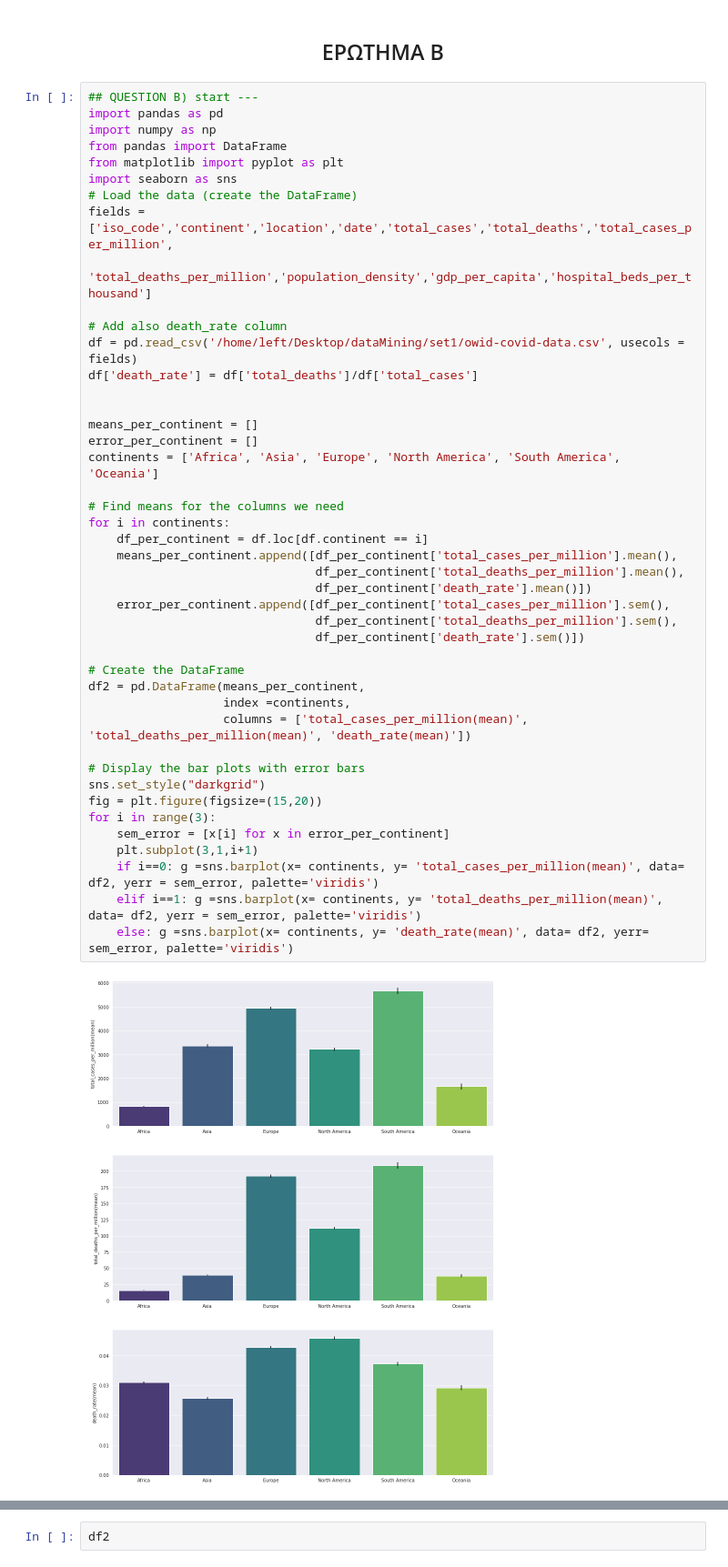
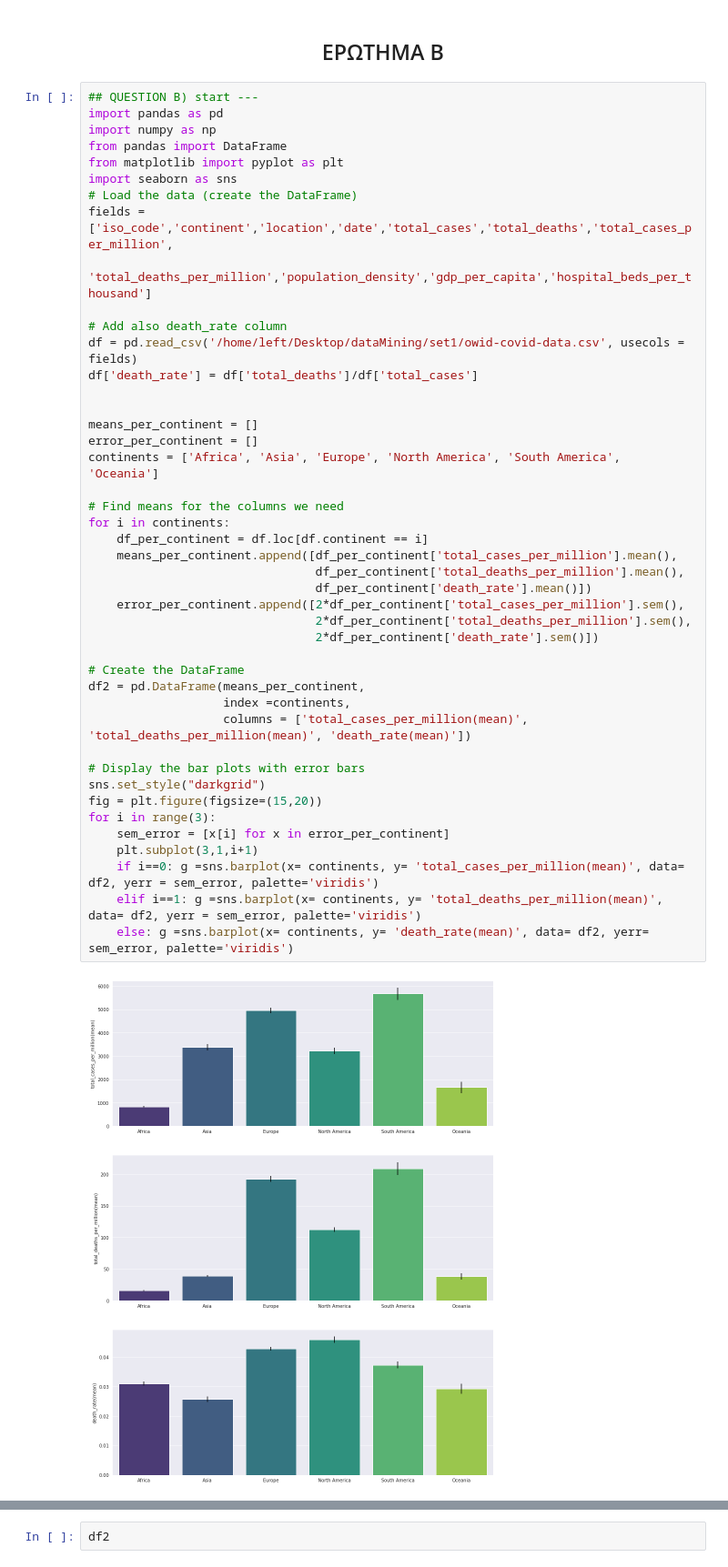
Before and after one commit to lkostakis/data-mining-covid19, a Jupyter notebook: ask4.ipynb, the cells around one changed output, grey strips where cells are left out. Shown at 91% size. Cells and saved outputs as stored; diff of their text form.

```diff
--- a/ask4.ipynb
+++ b/ask4.ipynb
@@ -276,34 +276,34 @@ fields = ['iso_code','continent','location','date','total_cases','total_deaths',
 df = pd.read_csv('/home/left/Desktop/dataMining/set1/owid-covid-data.csv', usecols = fields)
 df['death_rate'] = df['total_deaths']/df['total_cases']
 
 
 means_per_continent = []
 error_per_continent = []
 continents = ['Africa', 'Asia', 'Europe', 'North America', 'South America', 'Oceania']
 
 # Find means for the columns we need
 for i in continents:
     df_per_continent = df.loc[df.continent == i]
     means_per_continent.append([df_per_continent['total_cases_per_million'].mean(),
                                 df_per_continent['total_deaths_per_million'].mean(),
                                 df_per_continent['death_rate'].mean()])
-    error_per_continent.append([df_per_continent['total_cases_per_million'].sem(),
-                                df_per_continent['total_deaths_per_million'].sem(),
-                                df_per_continent['death_rate'].sem()])
+    error_per_continent.append([2*df_per_continent['total_cases_per_million'].sem(),
+                                2*df_per_continent['total_deaths_per_million'].sem(),
+                                2*df_per_continent['death_rate'].sem()])
 
 # Create the DataFrame
 df2 = pd.DataFrame(means_per_continent,
                    index =continents,
                    columns = ['total_cases_per_million(mean)', 'total_deaths_per_million(mean)', 'death_rate(mean)'])
 
 # Display the bar plots with error bars
 sns.set_style("darkgrid")
 fig = plt.figure(figsize=(15,20))
 for i in range(3):
     sem_error = [x[i] for x in error_per_continent]
     plt.subplot(3,1,i+1)
     if i==0: g =sns.barplot(x= continents, y= 'total_cases_per_million(mean)', data= df2, yerr = sem_error, palette='viridis')
     elif i==1: g =sns.barplot(x= continents, y= 'total_deaths_per_million(mean)', data= df2, yerr = sem_error, palette='viridis')
     else: g =sns.barplot(x= continents, y= 'death_rate(mean)', data= df2, yerr= sem_error, palette='viridis')
 # %% [output]
-[figure, old version]
+[figure, new version]
```
Also changed, not shown: parts of 20 cells of this notebook.
